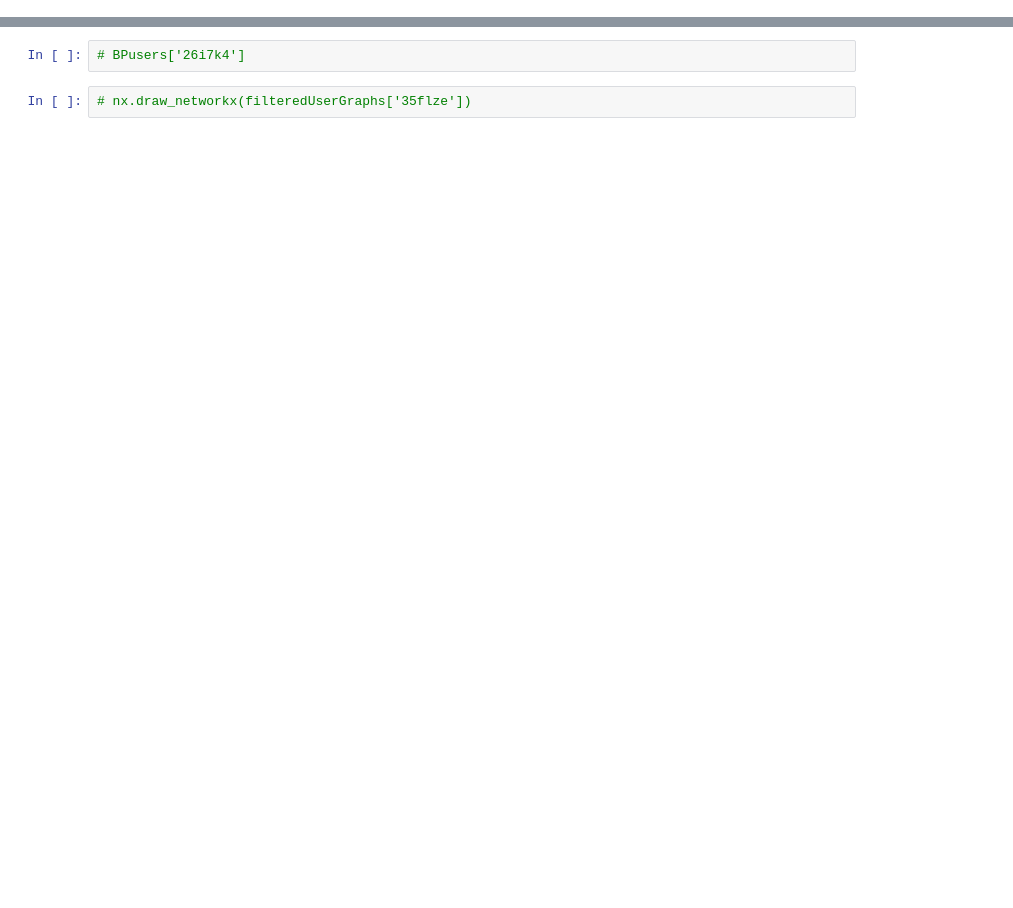
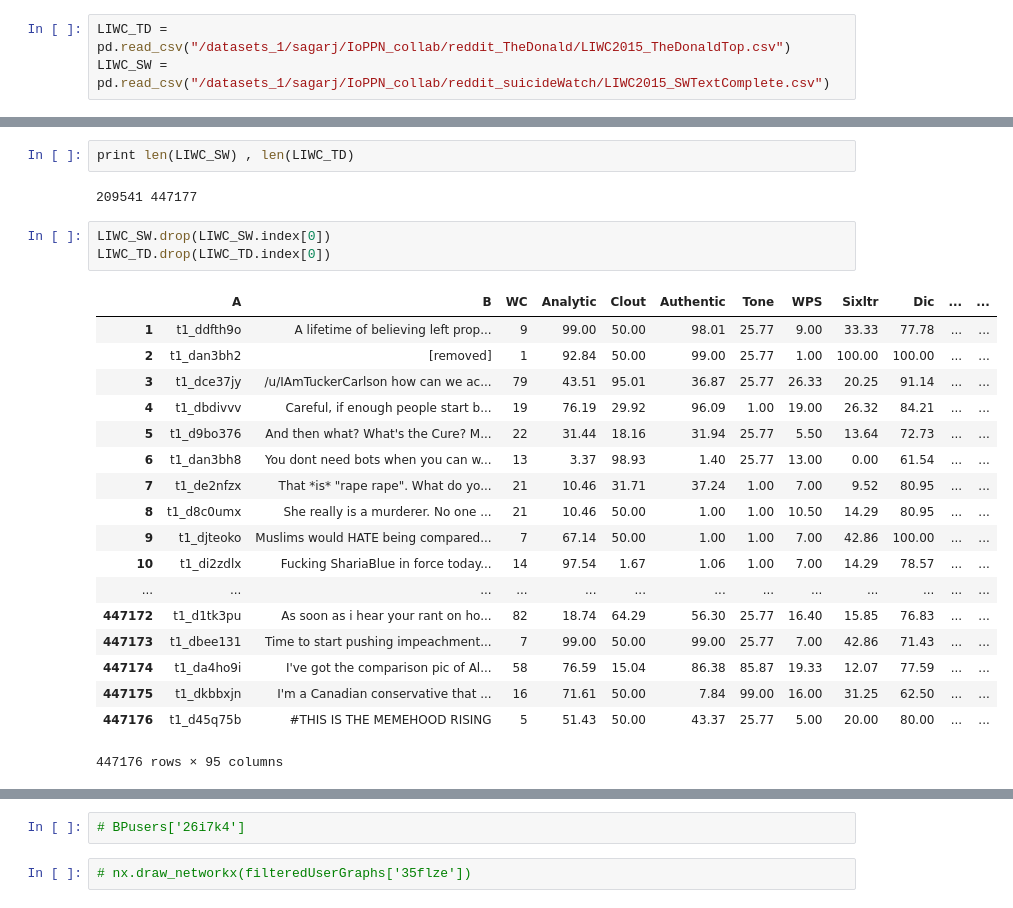
Before and after one commit to sagarjoglekar/redditTools, a Jupyter notebook: Notebooks/ReplyGraphAnalysis.ipynb, the cells around one changed output, grey strips where cells are left out. Saved outputs shown, nothing was run; the diff lists cells and outputs as text; blank space fills up the shorter version.

```diff
--- a/Notebooks/ReplyGraphAnalysis.ipynb
+++ b/Notebooks/ReplyGraphAnalysis.ipynb
@@ -236,0 +44,3 @@ for g in userGraphs:
+# %%
+LIWC_TD = pd.read_csv("/datasets_1/sagarj/IoPPN_collab/reddit_TheDonald/LIWC2015_TheDonaldTop.csv")
+LIWC_SW = pd.read_csv("/datasets_1/sagarj/IoPPN_collab/reddit_suicideWatch/LIWC2015_SWTextComplete.csv")
@@ -236,0 +66,26 @@ for g in userGraphs:
+# %%
+print len(LIWC_SW) , len(LIWC_TD)
+# %% [output]
+209541 447177
+# %%
+LIWC_SW.drop(LIWC_SW.index[0])
+LIWC_TD.drop(LIWC_TD.index[0])
+# %% [output]
+|  | A | B | WC | Analytic | Clout | Authentic | Tone | WPS | Sixltr | Dic | ... | ... |
+| 1 | t1_ddfth9o | A lifetime of believing left prop... | 9 | 99.00 | 50.00 | 98.01 | 25.77 | 9.00 | 33.33 | 77.78 | ... | ... |
+| 2 | t1_dan3bh2 | [removed] | 1 | 92.84 | 50.00 | 99.00 | 25.77 | 1.00 | 100.00 | 100.00 | ... | ... |
+| 3 | t1_dce37jy | /u/IAmTuckerCarlson how can we ac... | 79 | 43.51 | 95.01 | 36.87 | 25.77 | 26.33 | 20.25 | 91.14 | ... | ... |
+| 4 | t1_dbdivvv | Careful, if enough people start b... | 19 | 76.19 | 29.92 | 96.09 | 1.00 | 19.00 | 26.32 | 84.21 | ... | ... |
+| 5 | t1_d9bo376 | And then what? What's the Cure? M... | 22 | 31.44 | 18.16 | 31.94 | 25.77 | 5.50 | 13.64 | 72.73 | ... | ... |
+| 6 | t1_dan3bh8 | You dont need bots when you can w... | 13 | 3.37 | 98.93 | 1.40 | 25.77 | 13.00 | 0.00 | 61.54 | ... | ... |
+| 7 | t1_de2nfzx | That *is* "rape rape". What do yo... | 21 | 10.46 | 31.71 | 37.24 | 1.00 | 7.00 | 9.52 | 80.95 | ... | ... |
+| 8 | t1_d8c0umx | She really is a murderer. No one ... | 21 | 10.46 | 50.00 | 1.00 | 1.00 | 10.50 | 14.29 | 80.95 | ... | ... |
+| 9 | t1_djteoko | Muslims would HATE being compared... | 7 | 67.14 | 50.00 | 1.00 | 1.00 | 7.00 | 42.86 | 100.00 | ... | ... |
+| 10 | t1_di2zdlx | Fucking ShariaBlue in force today... | 14 | 97.54 | 1.67 | 1.06 | 1.00 | 7.00 | 14.29 | 78.57 | ... | ... |
+| ... | ... | ... | ... | ... | ... | ... | ... | ... | ... | ... | ... | ... |
+| 447172 | t1_d1tk3pu | As soon as i hear your rant on ho... | 82 | 18.74 | 64.29 | 56.30 | 25.77 | 16.40 | 15.85 | 76.83 | ... | ... |
+| 447173 | t1_dbee131 | Time to start pushing impeachment... | 7 | 99.00 | 50.00 | 99.00 | 25.77 | 7.00 | 42.86 | 71.43 | ... | ... |
+| 447174 | t1_da4ho9i | I've got the comparison pic of Al... | 58 | 76.59 | 15.04 | 86.38 | 85.87 | 19.33 | 12.07 | 77.59 | ... | ... |
+| 447175 | t1_dkbbxjn | I'm a Canadian conservative that ... | 16 | 71.61 | 50.00 | 7.84 | 99.00 | 16.00 | 31.25 | 62.50 | ... | ... |
+| 447176 | t1_d45q75b | #THIS IS THE MEMEHOOD RISING | 5 | 51.43 | 50.00 | 43.37 | 25.77 | 5.00 | 20.00 | 80.00 | ... | ... |
+447176 rows × 95 columns
```
Also changed, not shown: parts of 60 cells of this notebook, 1 other file.
